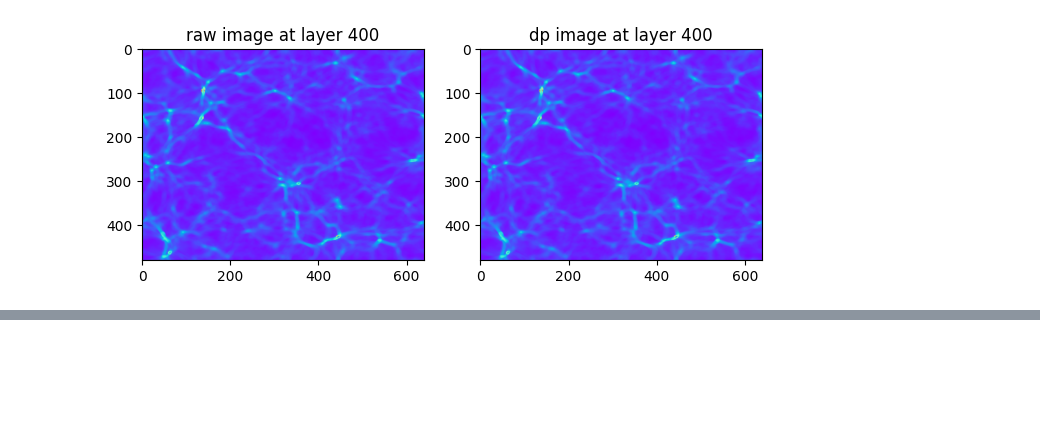
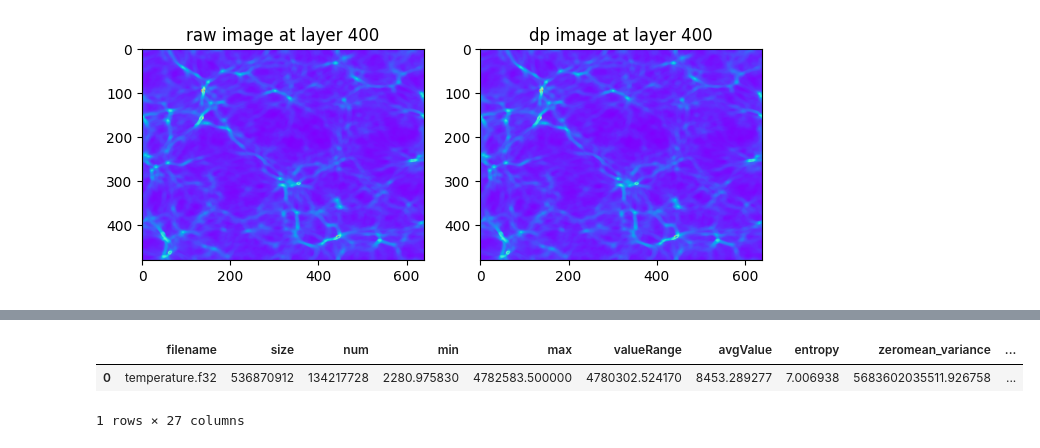
Before and after one commit to legendPerceptor/SZ3, a Jupyter notebook: python-examples/sz3pytest.ipynb, the cells around one changed output, grey strips where cells are left out. Saved outputs shown, nothing was run; the diff lists cells and outputs as text; code cells hidden in the pictures; blank space fills up the shorter version.

Commit message:
integrate the prediction data collection with a python binding

```diff
--- a/python-examples/sz3pytest.ipynb
+++ b/python-examples/sz3pytest.ipynb
@@ -202,0 +226,10 @@ plt.show()
+# %%
+import sz3py
+
+collected_data = sz3py.collect_prediction_data(
+    inputFilePath=str(temperature_raw_file_path),
+    dims=[512, 512, 512],
+    error_bound=0.1
+)
+
+print(collected_data)
@@ -202,0 +253,10 @@ plt.show()
+# %%
+import pandas as pd
+columns = collected_data[0]
+data = collected_data[1:]
+df = pd.DataFrame(data, columns=columns)
+df
+# %% [output]
+|  | filename | size | num | min | max | valueRange | avgValue | entropy | zeromean_variance | ... |
+| 0 | temperature.f32 | 536870912 | 134217728 | 2280.975830 | 4782583.500000 | 4780302.524170 | 8453.289277 | 7.006938 | 5683602035511.926758 | ... |
+1 rows × 27 columns
```
Also changed, not shown: parts of 8 cells of this notebook, 7 other files.
